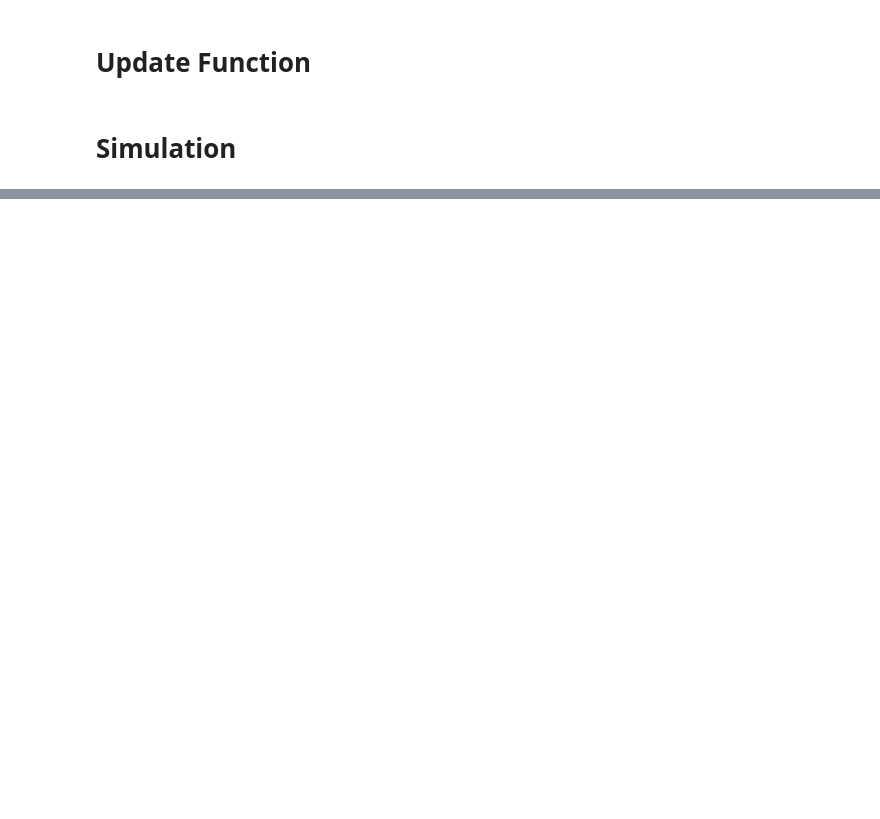
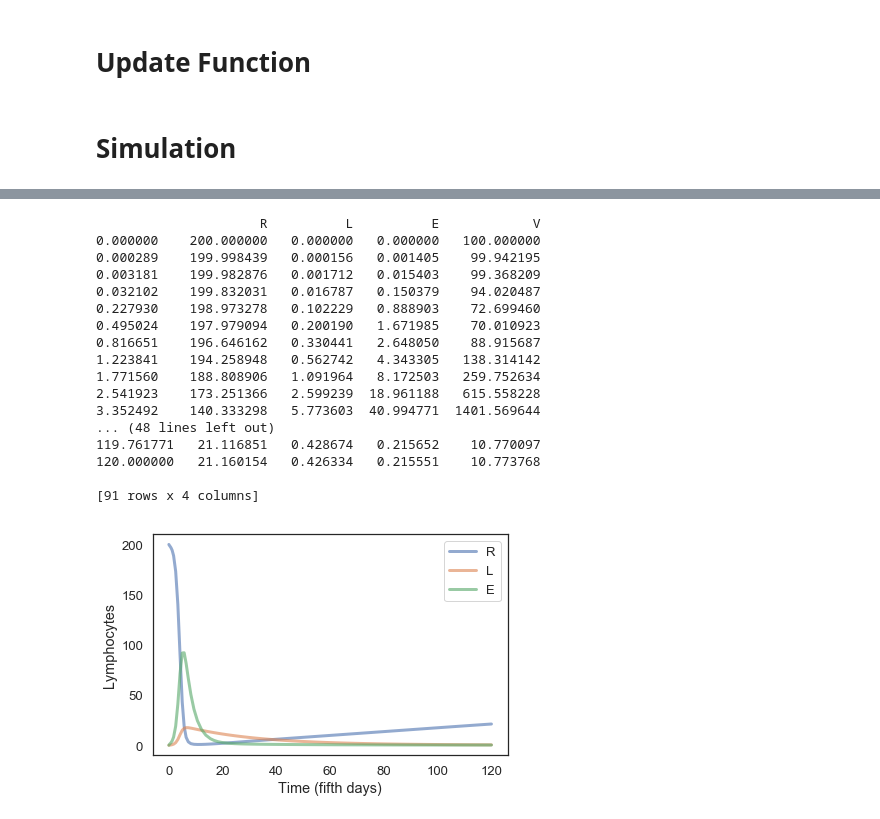
Before and after one commit to davidt315/ModSimPy, a Jupyter notebook: code/hiv_model.ipynb, the cells around one changed output, grey strips where cells are left out. Cells and saved outputs as stored; diff of their text form; code cells hidden in the pictures; blank space fills up the shorter version.

```diff
--- a/code/hiv_model.ipynb
+++ b/code/hiv_model.ipynb
@@ -51,6 +52,16 @@ def updateFunc(init, system):
     v += deltaV
 
     return State(R = r, L = l, E = e, V = v)
+
+def slope_func(init, t0, system):
+    r, l, e, v = init
+
+    deltaR = ((system.gamma * system.tau) - (system.mu * r) - (system.beta * r * v))
+    deltaL = ((system.rho * system.beta * r * v) - (system.mu * l) - (system.alpha * l))
+    deltaE = (((1 - system.rho) * system.beta * r * v) + (system.alpha * l) - (system.delta * e))
+    deltaV = ((system.pi * e) - (system.sigma * v))
+
+    return deltaR, deltaL, deltaE, deltaV
 # %% [markdown]
 # Simulation
 # %%
@@ -101,0 +113,23 @@ plotVirons(frame.V)
+# %%
+results, details = run_ode_solver(system, slope_func)
+print(results)
+plotData(results.R, results.L, results.E, results.V)
+# %% [output]
+                     R          L          E            V
+0.000000    200.000000   0.000000   0.000000   100.000000
+0.000289    199.998439   0.000156   0.001405    99.942195
+0.003181    199.982876   0.001712   0.015403    99.368209
+0.032102    199.832031   0.016787   0.150379    94.020487
+0.227930    198.973278   0.102229   0.888903    72.699460
+0.495024    197.979094   0.200190   1.671985    70.010923
+0.816651    196.646162   0.330441   2.648050    88.915687
+1.223841    194.258948   0.562742   4.343305   138.314142
+1.771560    188.808906   1.091964   8.172503   259.752634
+2.541923    173.251366   2.599239  18.961188   615.558228
+3.352492    140.333298   5.773603  40.994771  1401.569644
+... (48 lines left out)
+119.761771   21.116851   0.428674   0.215652    10.770097
+120.000000   21.160154   0.426334   0.215551    10.773768
+
+[91 rows x 4 columns]
+[figure, added]
```
Also changed, not shown: parts of 5 cells of this notebook, 4 other files.
